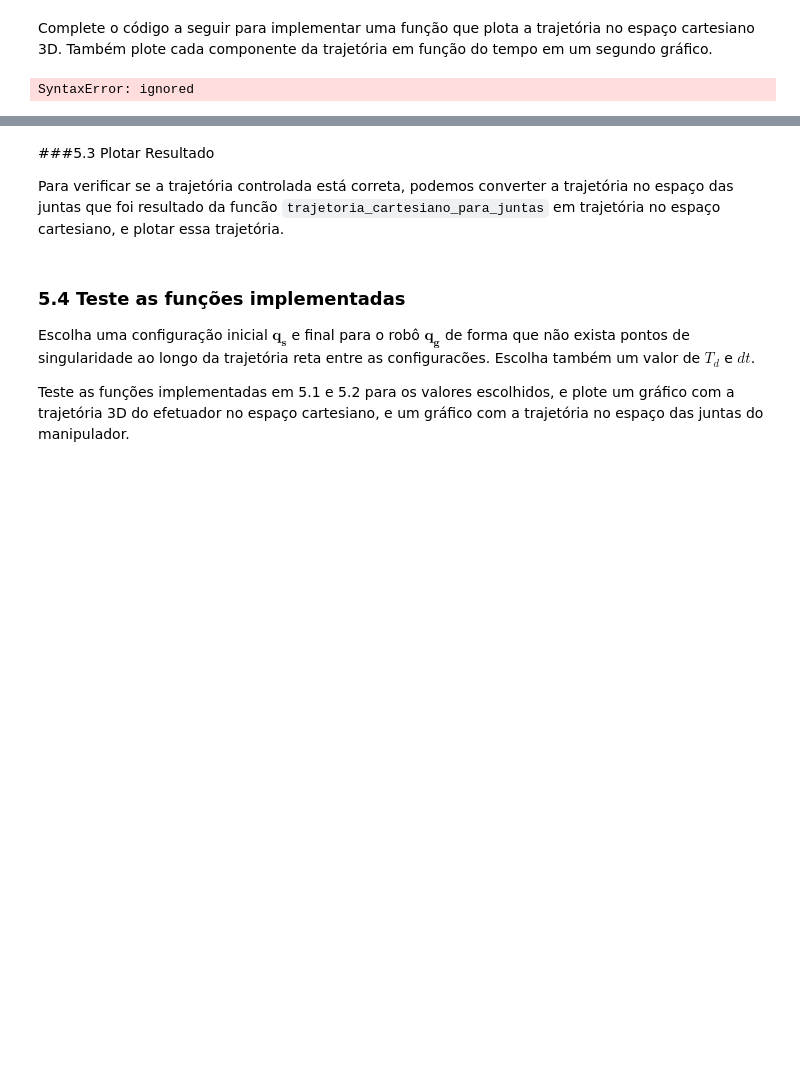
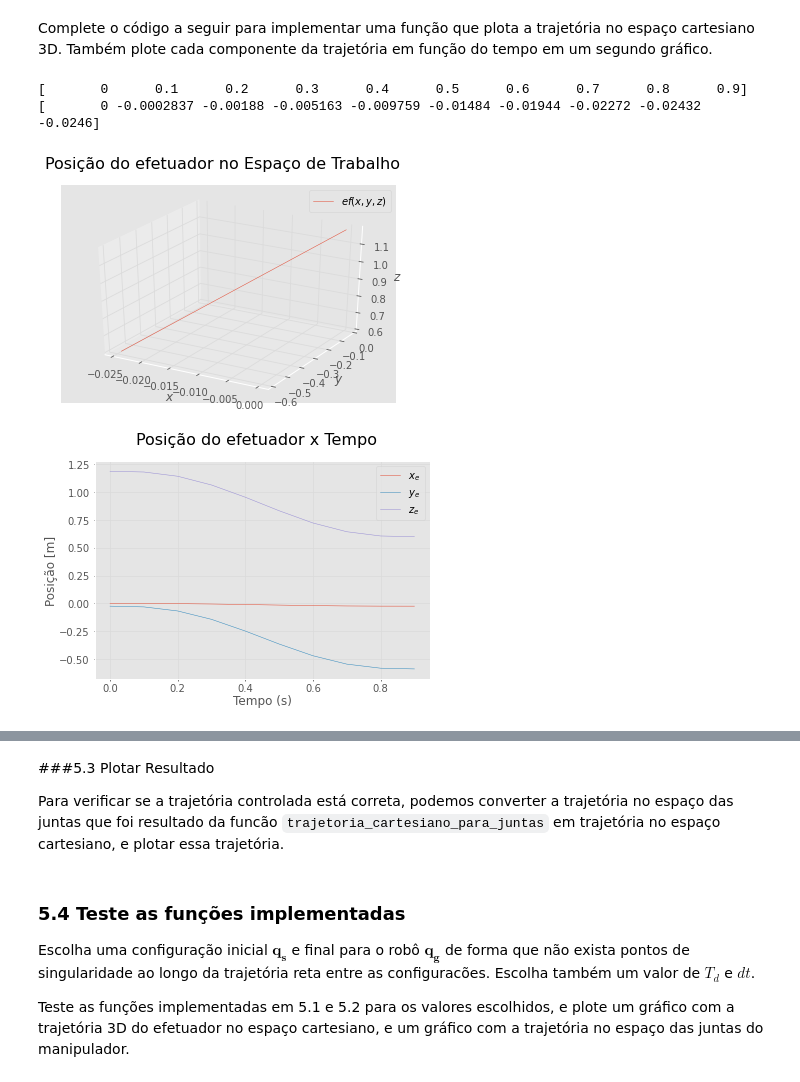
Before and after one commit to RafaelBaquero/lab-robos-manip, a Jupyter notebook: sel0634_tarefa6_2022.ipynb, the cells around one changed output, grey strips where cells are left out. Drawn from its saved outputs; the diff is of its cells as text; code cells hidden in the pictures; blank space fills up the shorter version.

```diff
--- a/sel0634_tarefa6_2022.ipynb
+++ b/sel0634_tarefa6_2022.ipynb
@@ -386,12 +368,67 @@ x_t =
 # %% [markdown]
 Complete o código a seguir para implementar uma função que plota a trajetória no espaço cartesiano 3D. Também plote cada componente da trajetória em função do tempo em um segundo gráfico.
-# %%
-def plotar_trajetoria_cartesiano(x_t, Td, dt)
-
-# cond(Jac): verifica o quão próximos estamos de uma singularidade.
-# Próximos de uma singularidade, J^(-1) não pode ser calculado.
-# %% [output]
-SyntaxError: ignored
+# %%
+def plotar_trajetoria_cartesiano(x_t, Td, dt):
+
+  start = 0
+  step = dt
+  end = Td+step
+  t = np.arange(start,end,step)
+  M = t.shape[0]
+
+  print(t)
+  print(x_t[:,0])
+
+  # Construir os gráficos
+
+  fig = plt.figure()
+  fig.suptitle('Posição do efetuador no Espaço de Trabalho',fontsize = 16)
+  ax = plt.axes(projection='3d')
+  ax.plot3D(x_t[:,0], x_t[:,1], x_t[:,2])
+  ax.set_xlabel('$x$')
+  ax.set_ylabel('$y$')
+  ax.set_zlabel('$z$');
+  ax.legend(["$ef(x,y,z)$"],loc = "upper right")
+
+
+  lgn = ["$x_e$","$y_e$","$z_e$"]
+
+  fig = plt.figure()
+  fig.suptitle('Posição do efetuador x Tempo',fontsize = 16)
+  ax1 = fig.add_subplot(1,1,1)
+  for i in range(3):
+    ax1.plot(t,x_t[:,i])
+  ax1.grid(True)
+  # ax1.legend(lgn,loc = "upper left",ncol=len(lgn))
+  ax1.legend(lgn,loc = "upper right")
+  plt.xlabel('Tempo (s)')
+  plt.ylabel(r'Posição [m]')
+  # https://matplotlib.org/3.5.0/tutorials/text/mathtext.html
+
+  # fig = plt.figure()
+  # ax2 = fig.add_subplot(1,1,1)
+  # for i in range(3):
+  #   ax2.plot(t,w_efetuador[i,:])
+  # ax2.grid(True)
+  # ax2.legend(lgn_w,loc = "upper right")
+  # plt.xlabel('Tempo (s)')
+  # plt.ylabel(r'Velocidade angular $\omega$ [rad/s]')
+
+# Testing the function
+# q_s = np.array([0,1,2,3,4,5,6])
+# q_g = np.array([1,2,3,4,5,6,7])
+q_s = np.array([0,0,0,0,0,0,0])*pi/180
+q_g = np.array([90,90,0,-90,0,90,0])*pi/180
+Td = 0.9
+dt = 0.1
+robot1 = kinova_robot("KinovaGen3_P1")
+[x_t, dx_t] = calcular_trajetoria_cartesiano(robot1,q_s,q_g,Td,dt)
+plotar_trajetoria_cartesiano(x_t,Td,dt)
+# %% [output]
+[       0      0.1      0.2      0.3      0.4      0.5      0.6      0.7      0.8      0.9]
+[       0 -0.0002837 -0.00188 -0.005163 -0.009759 -0.01484 -0.01944 -0.02272 -0.02432  -0.0246]
+[figure, added]
+[figure, added]
 # %% [markdown]
 ### 5.2 Conversão de trajetória no espaço cartesiano para espaço das juntas
 
```
Also changed, not shown: parts of 4 cells of this notebook.
